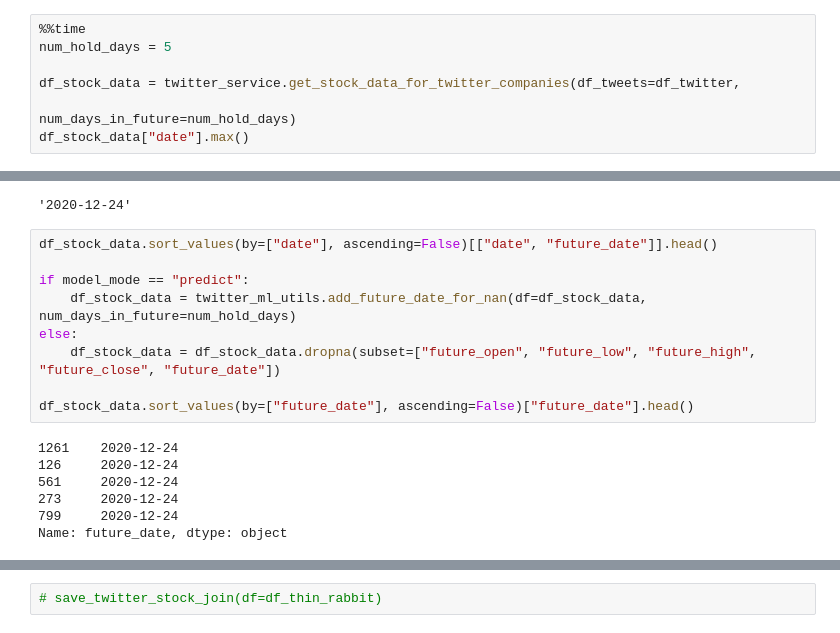
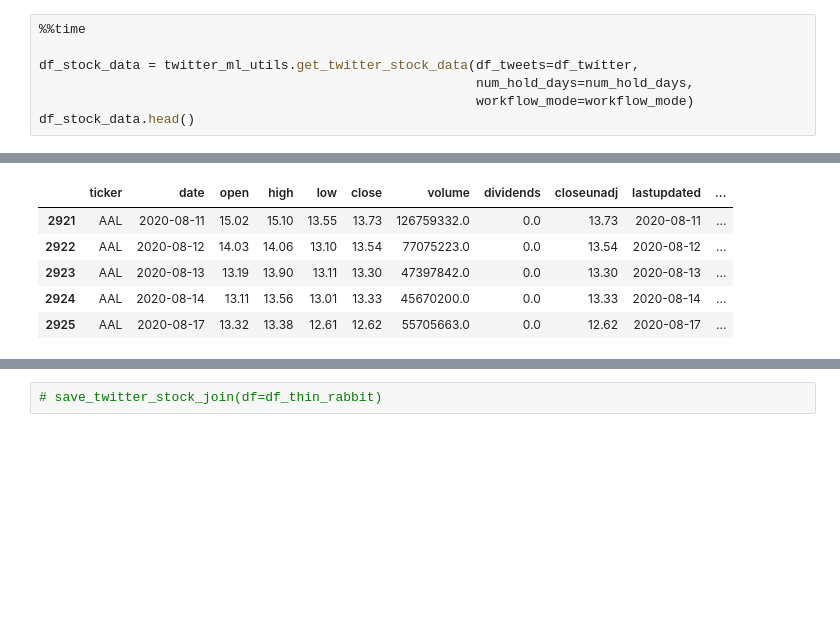
Before and after one commit to fletch22/alpha_media_signal, a Jupyter notebook: ams/notebooks/twitter/4-twitter_ml.ipynb, the cells around one changed output, grey strips where cells are left out. Cells and saved outputs as stored; diff of their text form; blank space fills up the shorter version.

```diff
--- a/ams/notebooks/twitter/4-twitter_ml.ipynb
+++ b/ams/notebooks/twitter/4-twitter_ml.ipynb
@@ -95,8 +102,8 @@ Wall time: 47 ms
 # %%
 %%time
-num_hold_days = 5
 
-df_stock_data = twitter_service.get_stock_data_for_twitter_companies(df_tweets=df_twitter,
-                                                                     num_days_in_future=num_hold_days)
-df_stock_data["date"].max()
+df_stock_data = twitter_ml_utils.get_twitter_stock_data(df_tweets=df_twitter,
+                                                        num_hold_days=num_hold_days,
+                                                        workflow_mode=workflow_mode)
+df_stock_data.head()
 # %% [output]
@@ -104,18 +112,7 @@ Wall time: 36 s
-'2020-12-24'
+|  | ticker | date | open | high | low | close | volume | dividends | closeunadj | lastupdated | ... |
+| 2921 | AAL | 2020-08-11 | 15.02 | 15.10 | 13.55 | 13.73 | 126759332.0 | 0.0 | 13.73 | 2020-08-11 | ... |
+| 2922 | AAL | 2020-08-12 | 14.03 | 14.06 | 13.10 | 13.54 | 77075223.0 | 0.0 | 13.54 | 2020-08-12 | ... |
+| 2923 | AAL | 2020-08-13 | 13.19 | 13.90 | 13.11 | 13.30 | 47397842.0 | 0.0 | 13.30 | 2020-08-13 | ... |
+| 2924 | AAL | 2020-08-14 | 13.11 | 13.56 | 13.01 | 13.33 | 45670200.0 | 0.0 | 13.33 | 2020-08-14 | ... |
+| 2925 | AAL | 2020-08-17 | 13.32 | 13.38 | 12.61 | 12.62 | 55705663.0 | 0.0 | 12.62 | 2020-08-17 | ... |
-# %%
-df_stock_data.sort_values(by=["date"], ascending=False)[["date", "future_date"]].head()
-
-if model_mode == "predict":
-    df_stock_data = twitter_ml_utils.add_future_date_for_nan(df=df_stock_data, num_days_in_future=num_hold_days)
-else:
-    df_stock_data = df_stock_data.dropna(subset=["future_open", "future_low", "future_high", "future_close", "future_date"])
-
-df_stock_data.sort_values(by=["future_date"], ascending=False)["future_date"].head()
-# %% [output]
-1261    2020-12-24
-126     2020-12-24
-561     2020-12-24
-273     2020-12-24
-799     2020-12-24
-Name: future_date, dtype: object
 # %%
```
Also changed, not shown: parts of 33 cells of this notebook, 6 other files.
